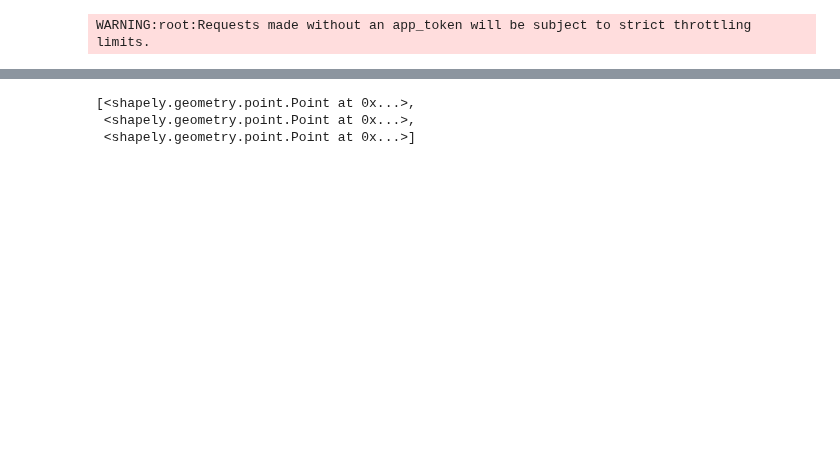
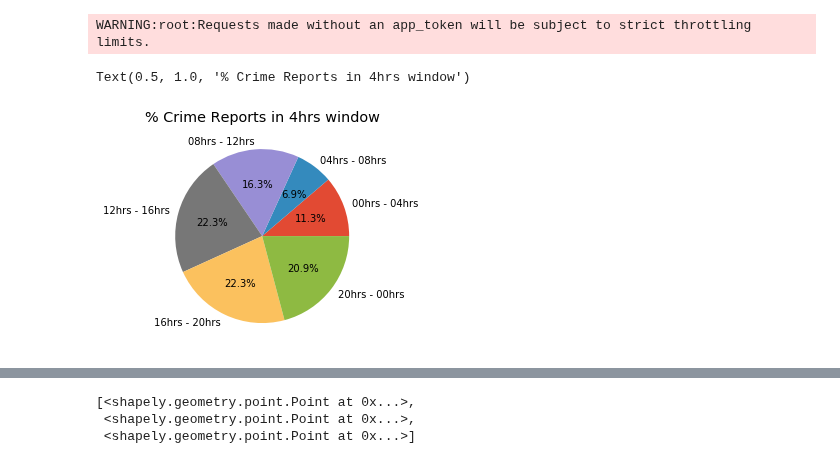
Before and after one commit to julia-codes/MSDS-ML1-VisualizationAndDataProcessing, a Jupyter notebook: Lab1_VisualizationAndDataPreprocessing.ipynb, the cells around one changed output, grey strips where cells are left out. Drawn from its saved outputs; the diff is of its cells as text; code cells hidden in the pictures; blank space fills up the shorter version.

```diff
--- a/Lab1_VisualizationAndDataPreprocessing.ipynb
+++ b/Lab1_VisualizationAndDataPreprocessing.ipynb
@@ -657,3 +688,14 @@ results_df['lon'] = results_df['lon'].astype(float)
 #results_df.lat = int(results_df.lon)
 # %% [output]
 WARNING:root:Requests made without an app_token will be subject to strict throttling limits.
+# %%
+# Add comment on code pick up
+
+df['DayType'] = pd.cut(df['TIME OCC'],[0,359,759,1159,1559,1959,2359],6,labels=['00hrs - 04hrs','04hrs - 08hrs','08hrs - 12hrs','12hrs - 16hrs','16hrs - 20hrs','20hrs - 00hrs'])
+df_daytime_tmp = df.groupby('DayType').count().reset_index().iloc[:,[0,1]]
+df_daytime = df_daytime_tmp.rename(columns={df_daytime_tmp.columns[0]: "TimeOfDay", df_daytime_tmp.columns[1]: "Count"})
+ax1 = plt.pie(df_daytime.Count,labels=df_daytime.TimeOfDay,autopct='%1.1f%%')
+plt.title('% Crime Reports in 4hrs window')
+# %% [output]
+Text(0.5, 1.0, '% Crime Reports in 4hrs window')
+[figure, added]
```
Also changed, not shown: parts of 9 cells of this notebook.
